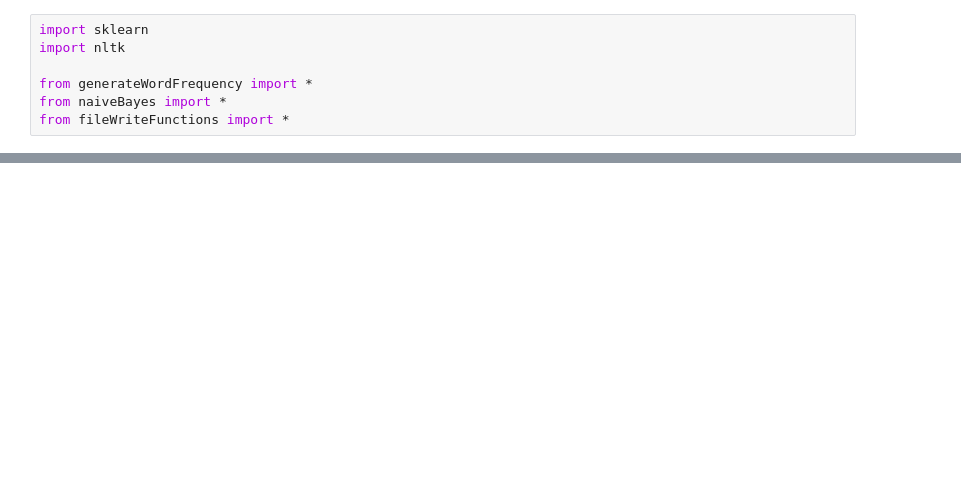
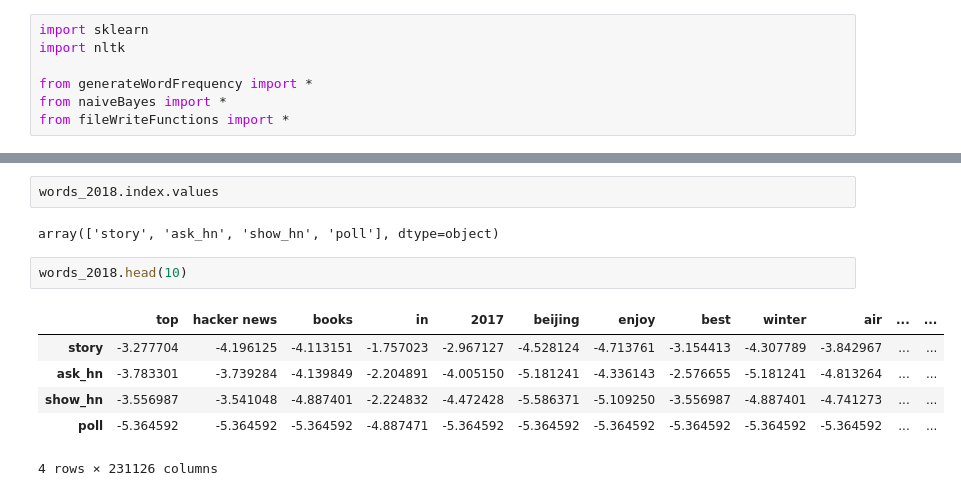
Before and after one commit to naitikbhise/COMP6721-2, a Jupyter notebook: Basique_analyse.ipynb, the cells around one changed output, grey strips where cells are left out. Cells and saved outputs as stored; diff of their text form; blank space fills up the shorter version.

```diff
--- a/Basique_analyse.ipynb
+++ b/Basique_analyse.ipynb
@@ -37,0 +62,13 @@ accuracy = check[True]/(check[True]+check[False])
+# %%
+words_2018.index.values
+# %% [output]
+array(['story', 'ask_hn', 'show_hn', 'poll'], dtype=object)
+# %%
+words_2018.head(10)
+# %% [output]
+|  | top | hacker news | books | in | 2017 | beijing | enjoy | best | winter | air | ... | ... |
+| story | -3.277704 | -4.196125 | -4.113151 | -1.757023 | -2.967127 | -4.528124 | -4.713761 | -3.154413 | -4.307789 | -3.842967 | ... | ... |
+| ask_hn | -3.783301 | -3.739284 | -4.139849 | -2.204891 | -4.005150 | -5.181241 | -4.336143 | -2.576655 | -5.181241 | -4.813264 | ... | ... |
+| show_hn | -3.556987 | -3.541048 | -4.887401 | -2.224832 | -4.472428 | -5.586371 | -5.109250 | -3.556987 | -4.887401 | -4.741273 | ... | ... |
+| poll | -5.364592 | -5.364592 | -5.364592 | -4.887471 | -5.364592 | -5.364592 | -5.364592 | -5.364592 | -5.364592 | -5.364592 | ... | ... |
+4 rows × 231126 columns
```
Also changed, not shown: parts of 27 cells of this notebook, 3 other files.
